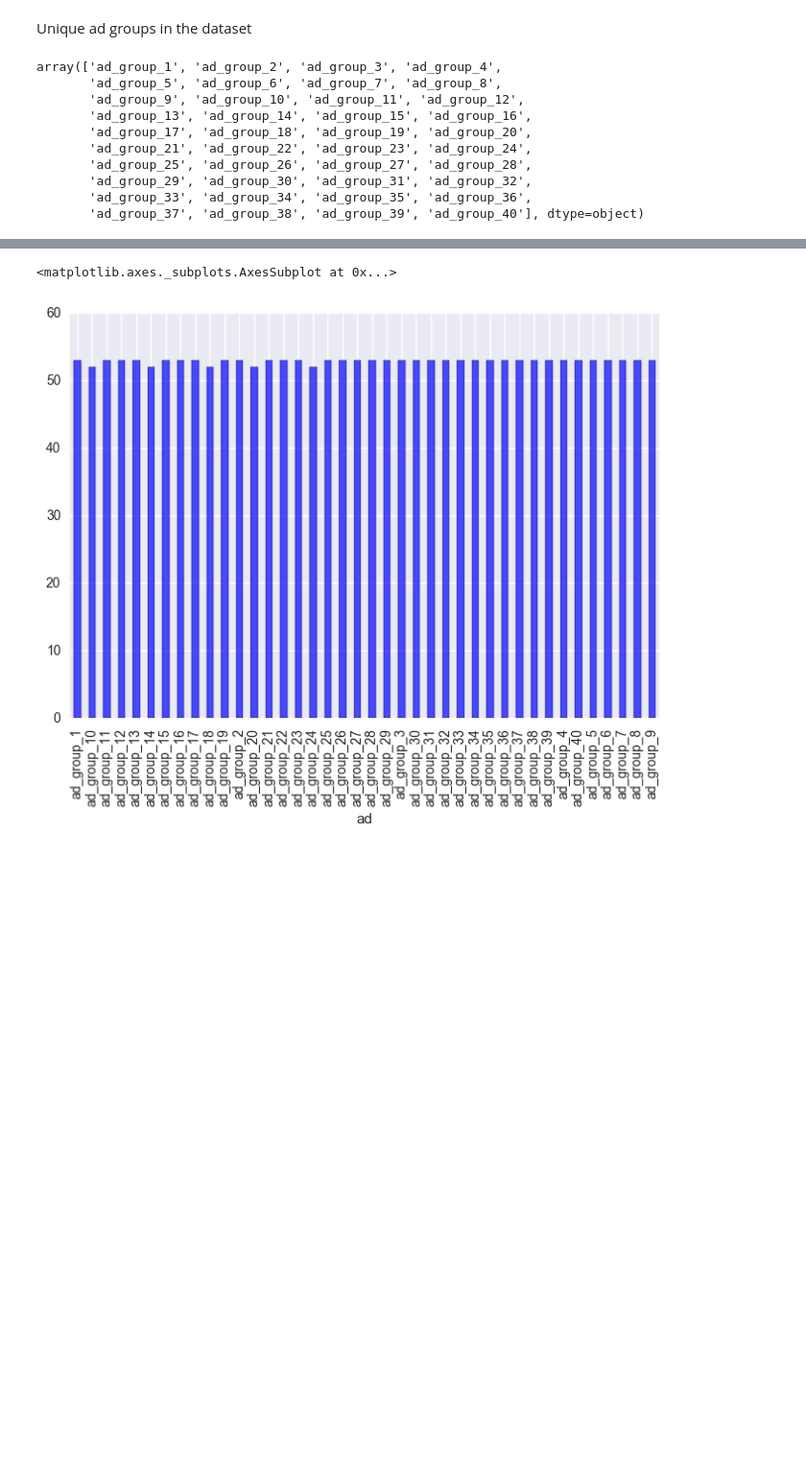
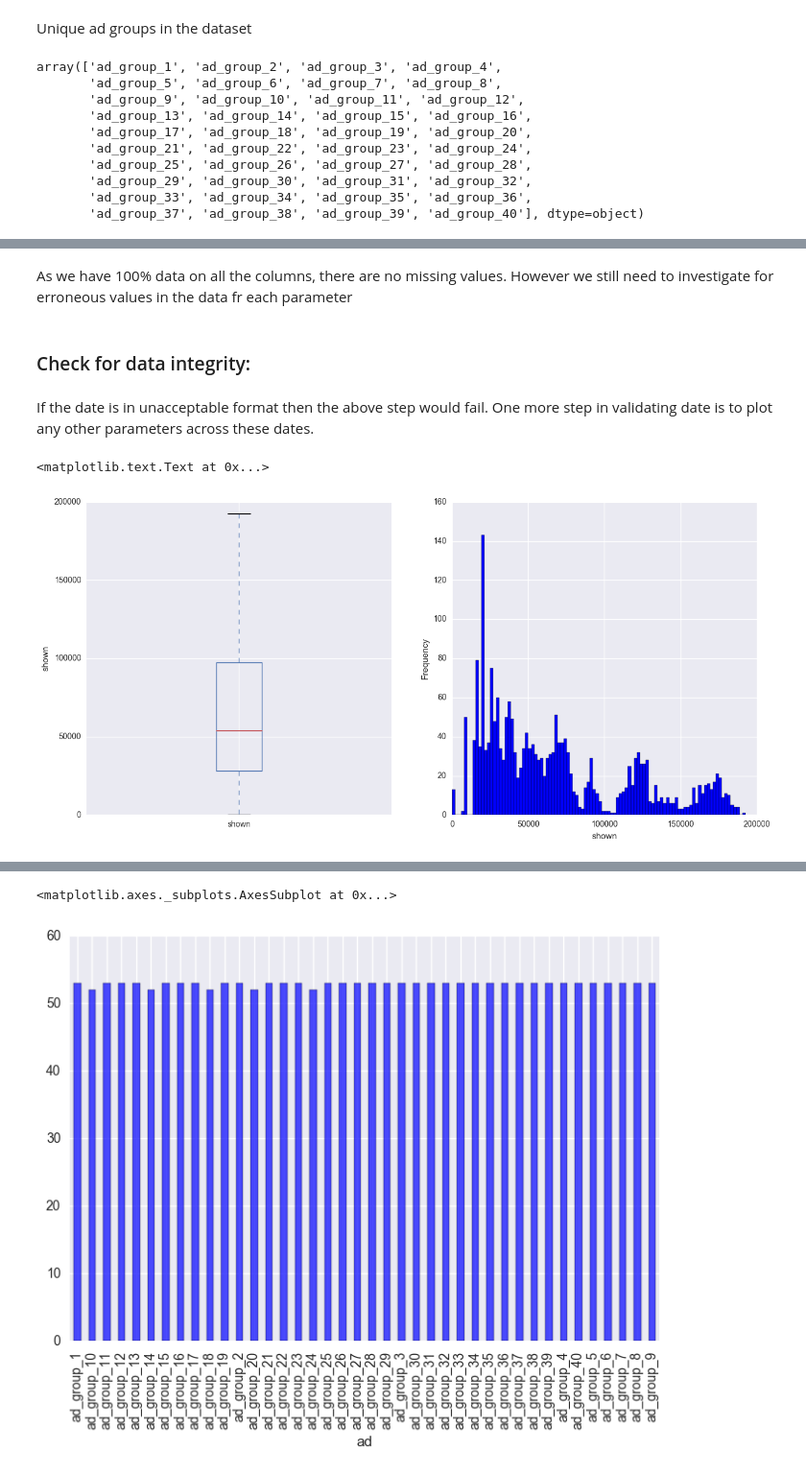
Before and after one commit to pappakrishnan/Ads-Analysis, a Jupyter notebook: Ads Analysis.ipynb, the cells around one changed output, grey strips where cells are left out. Shown at 96% size. Drawn from its saved outputs; the diff is of its cells as text; code cells hidden in the pictures; blank space fills up the shorter version.

Commit message:
data integrity check

```diff
--- a/Ads Analysis.ipynb
+++ b/Ads Analysis.ipynb
@@ -102,0 +118,4 @@ array(['ad_group_1', 'ad_group_2', 'ad_group_3', 'ad_group_4',
+# %% [markdown]
+As we have 100% data on all the columns, there are no missing values. However we still need to investigate for erroneous values in the data fr each parameter
+# %% [markdown]
+### Check for data integrity:
@@ -102,0 +125,12 @@ array(['ad_group_1', 'ad_group_2', 'ad_group_3', 'ad_group_4',
+# %% [markdown]
+If the date is in unacceptable format then the above step would fail. One more step in validating date is to plot any other parameters across these dates.
+# %%
+# Shown:
+fig, axes = plt.subplots(1, 2, figsize=(15,7))
+df.shown.plot.box(ax = axes[0])
+df.shown.plot.hist(bins = 100, ax = axes[1], color = 'blue')
+axes[0].set_ylabel("shown")
+axes[1].set_xlabel("shown")
+# %% [output]
+<matplotlib.text.Text at 0x...>
+[figure, added]
```
Also changed, not shown: parts of 11 cells of this notebook.
